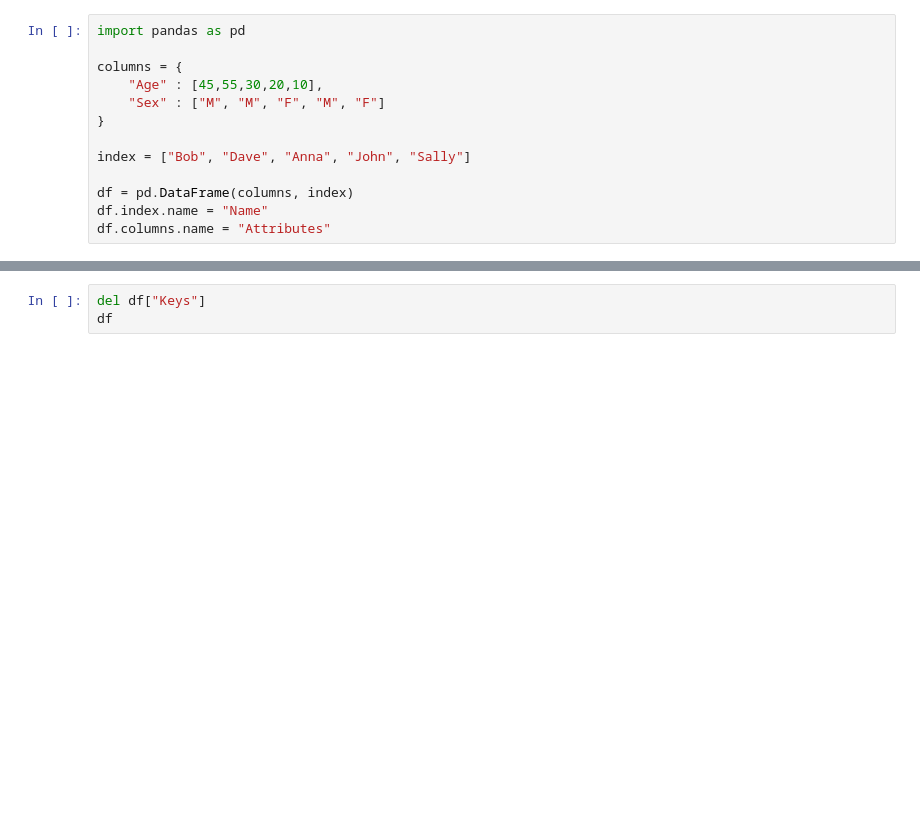
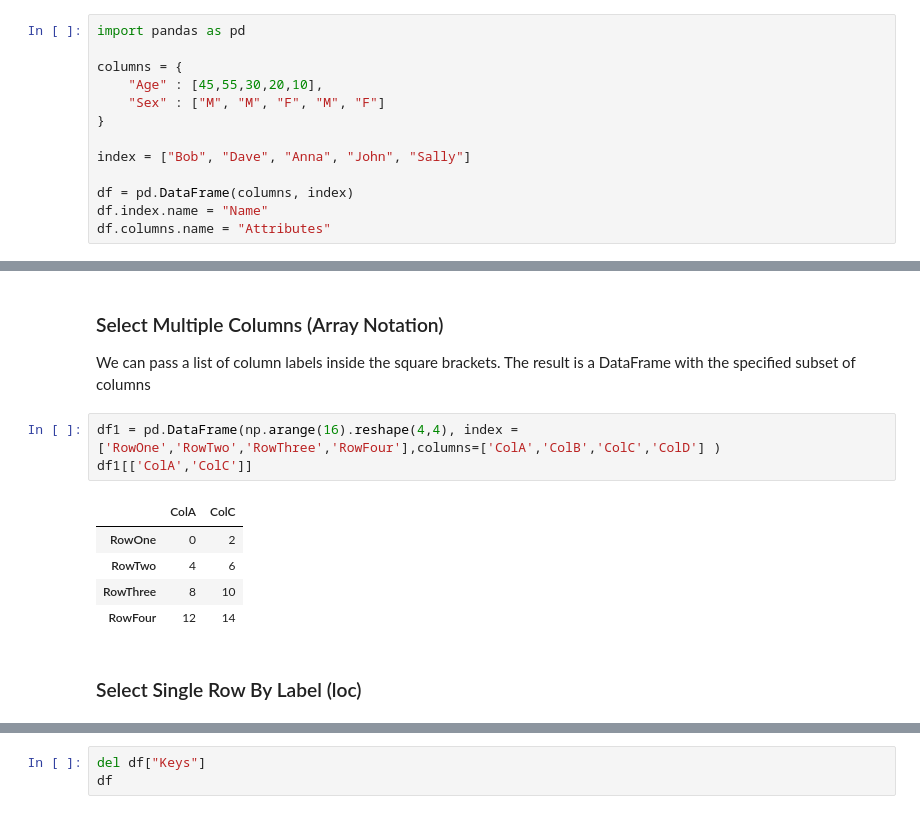
Before and after one commit to kennyrnwilson/python, a Jupyter notebook: pandas/dataframe.ipynb, the cells around one changed output, grey strips where cells are left out. Cells and saved outputs as stored; diff of their text form; blank space fills up the shorter version.

```diff
--- a/pandas/dataframe.ipynb
+++ b/pandas/dataframe.ipynb
@@ -123,0 +33,14 @@ df
+# %% [markdown]
+### Select Multiple Columns (Array Notation)
+We can pass a list of column labels inside the square brackets. The result is a DataFrame with the specified subset of columns
+# %%
+df1 = pd.DataFrame(np.arange(16).reshape(4,4), index = ['RowOne','RowTwo','RowThree','RowFour'],columns=['ColA','ColB','ColC','ColD'] )
+df1[['ColA','ColC']]
+# %% [output]
+|  | ColA | ColC |
+| RowOne | 0 | 2 |
+| RowTwo | 4 | 6 |
+| RowThree | 8 | 10 |
+| RowFour | 12 | 14 |
+# %% [markdown]
+### Select Single Row By Label (loc)
```
Also changed, not shown: parts of 53 cells of this notebook.
